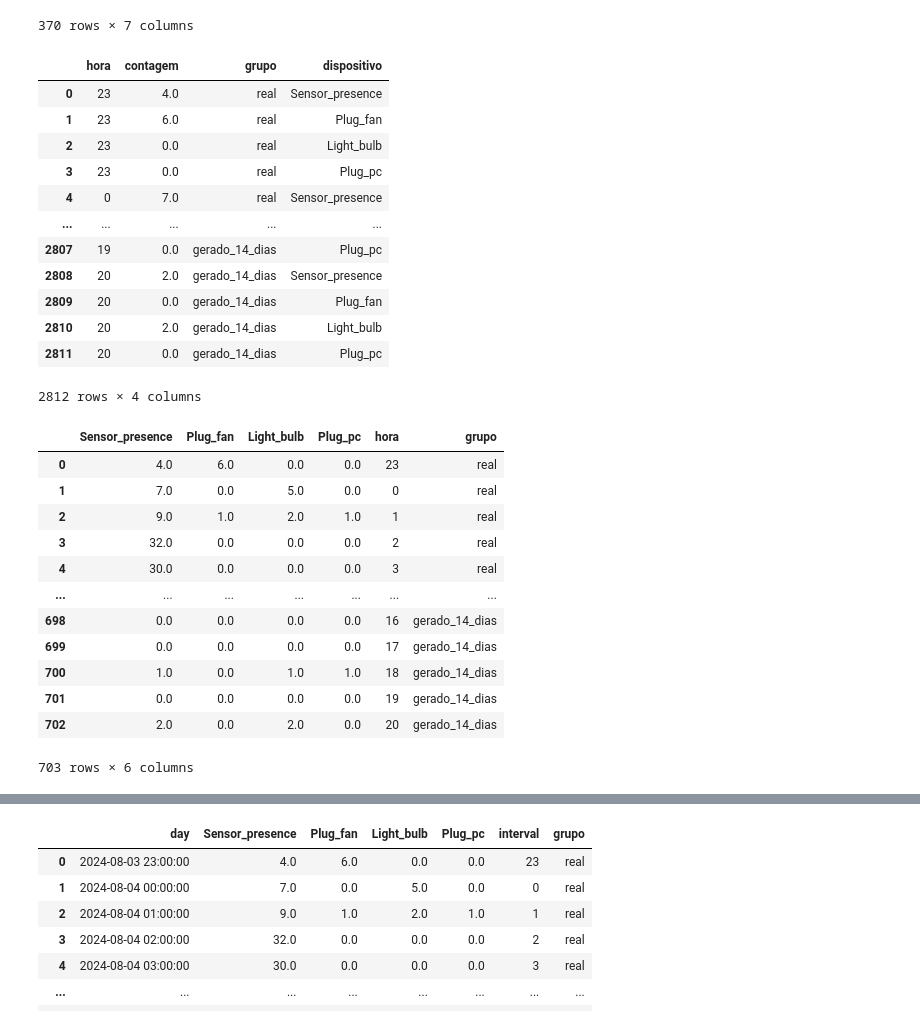
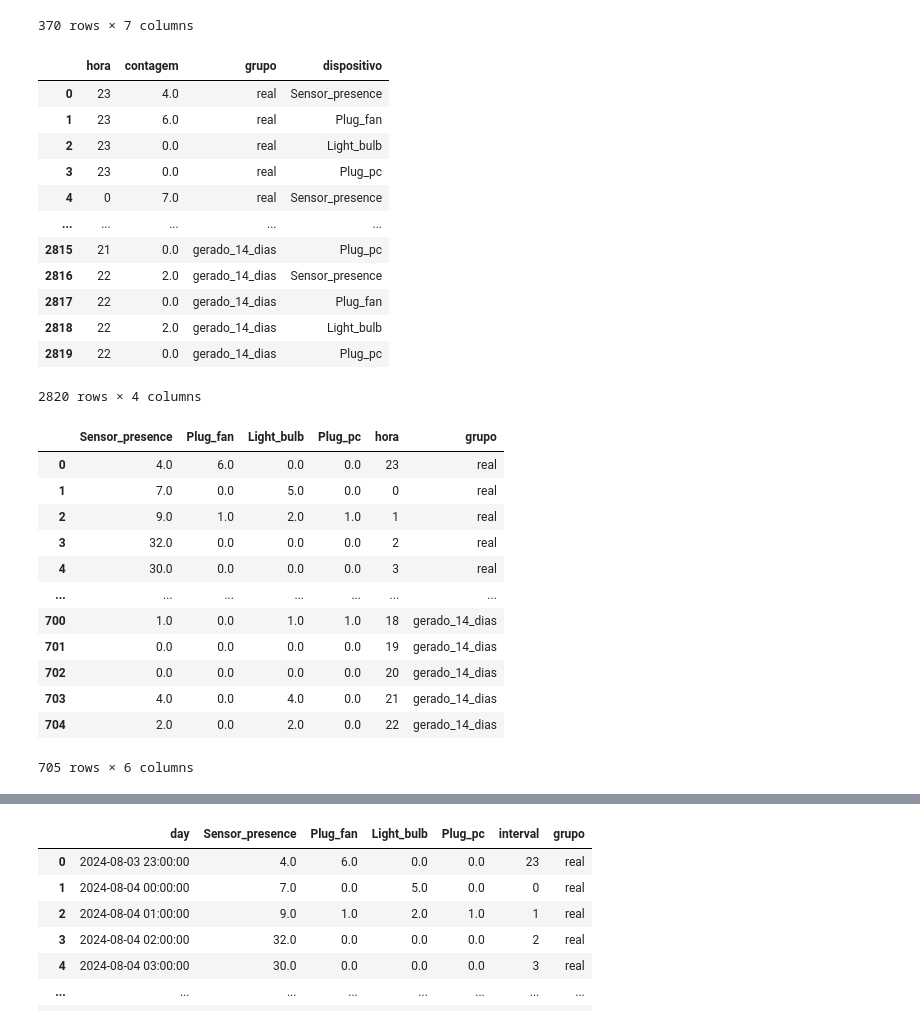
Before and after one commit to hestia-sim/HESTIA-Smart-Home-Simulator, a Jupyter notebook: notebook/validacao.ipynb, the cells around one changed output, grey strips where cells are left out. Drawn from its saved outputs; the diff is of its cells as text; code cells hidden in the pictures.

```diff
--- a/notebook/validacao.ipynb
+++ b/notebook/validacao.ipynb
@@ -304,7 +304,7 @@ df_real['interval'] = df_real['day'].apply(time_interval_teste)
 df_real['grupo'] = 'real'
 
 
-df_gerado_14d = trata_dados_gerados('./dados-gerador-14dias(primeiro).csv')
+df_gerado_14d = trata_dados_gerados('../dados/original/completo/dados-validacao-temp.csv')
 df_gerado_14d = monta_dataframe_por_dia(df_gerado_14d).T
 df_gerado_14d['interval'] = df_gerado_14d['day'].apply(time_interval_teste)
 df_gerado_14d['grupo'] = 'gerado_14_dias'
@@ -366,32 +366,32 @@ teste_fisher_concatenado
 | 3 | 23 | 0.0 | real | Plug_pc |
 | 4 | 0 | 7.0 | real | Sensor_presence |
 | ... | ... | ... | ... | ... |
-| 2807 | 19 | 0.0 | gerado_14_dias | Plug_pc |
-| 2808 | 20 | 2.0 | gerado_14_dias | Sensor_presence |
-| 2809 | 20 | 0.0 | gerado_14_dias | Plug_fan |
-| 2810 | 20 | 2.0 | gerado_14_dias | Light_bulb |
-| 2811 | 20 | 0.0 | gerado_14_dias | Plug_pc |
+| 2815 | 21 | 0.0 | gerado_14_dias | Plug_pc |
+| 2816 | 22 | 2.0 | gerado_14_dias | Sensor_presence |
+| 2817 | 22 | 0.0 | gerado_14_dias | Plug_fan |
+| 2818 | 22 | 2.0 | gerado_14_dias | Light_bulb |
+| 2819 | 22 | 0.0 | gerado_14_dias | Plug_pc |
-2812 rows × 4 columns
+2820 rows × 4 columns
 # %%
 teste_kruskal_concatenado = pd.concat([df_real, df_gerado_14d], axis=0, ignore_index=True)
 teste_kruskal_concatenado.drop(['day'], inplace=True, axis=1)
 teste_kruskal_concatenado.rename(columns={'interval': 'hora'}, inplace=True)
-teste_kruskal_concatenado.to_excel('teste_kruskal_concatenado(primeiro).xlsx', engine='xlsxwriter')
+teste_kruskal_concatenado.to_excel('teste_kruskal_concatenado.xlsx', engine='xlsxwriter')
 teste_kruskal_concatenado
 # %% [output]
 |  | Sensor_presence | Plug_fan | Light_bulb | Plug_pc | hora | grupo |
 | 0 | 4.0 | 6.0 | 0.0 | 0.0 | 23 | real |
 | 1 | 7.0 | 0.0 | 5.0 | 0.0 | 0 | real |
 | 2 | 9.0 | 1.0 | 2.0 | 1.0 | 1 | real |
 | 3 | 32.0 | 0.0 | 0.0 | 0.0 | 2 | real |
 | 4 | 30.0 | 0.0 | 0.0 | 0.0 | 3 | real |
 | ... | ... | ... | ... | ... | ... | ... |
-| 698 | 0.0 | 0.0 | 0.0 | 0.0 | 16 | gerado_14_dias |
-| 699 | 0.0 | 0.0 | 0.0 | 0.0 | 17 | gerado_14_dias |
 | 700 | 1.0 | 0.0 | 1.0 | 1.0 | 18 | gerado_14_dias |
 | 701 | 0.0 | 0.0 | 0.0 | 0.0 | 19 | gerado_14_dias |
-| 702 | 2.0 | 0.0 | 2.0 | 0.0 | 20 | gerado_14_dias |
+| 702 | 0.0 | 0.0 | 0.0 | 0.0 | 20 | gerado_14_dias |
+| 703 | 4.0 | 0.0 | 4.0 | 0.0 | 21 | gerado_14_dias |
+| 704 | 2.0 | 0.0 | 2.0 | 0.0 | 22 | gerado_14_dias |
-703 rows × 6 columns
+705 rows × 6 columns
 # %%
 teste_kruskal_concatenado_agrupado = teste_kruskal_concatenado.groupby(['hora', 'grupo']).sum()
 teste_kruskal_concatenado_agrupado.to_excel('teste_kruskal_concatenado_agrupado.xlsx', engine='xlsxwriter')
```
Also changed, not shown: parts of 5 cells of this notebook, 4 other files.
